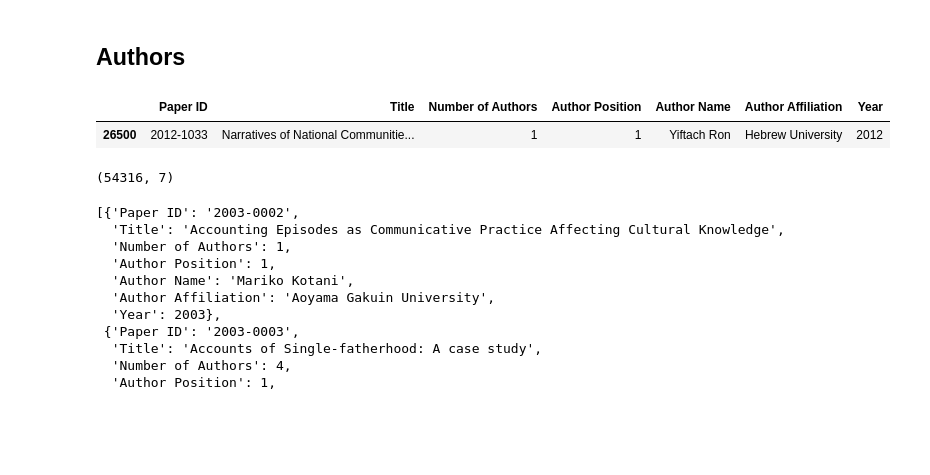
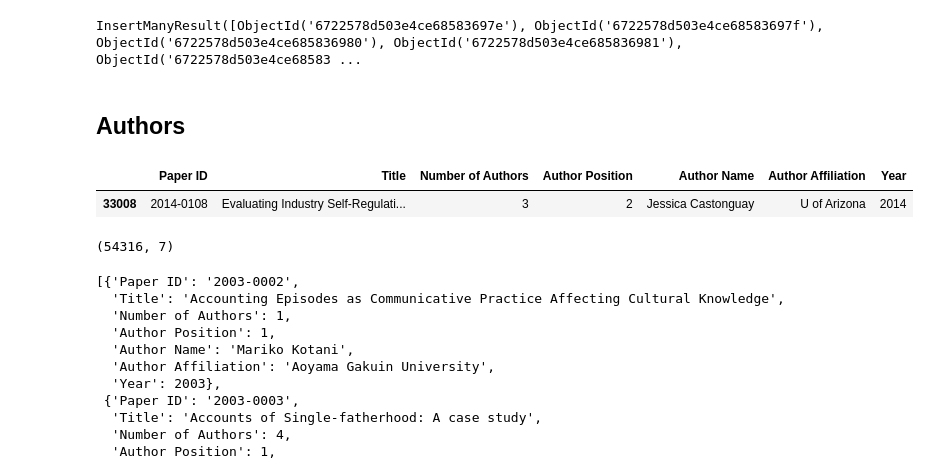
Before and after one commit to hongtaoh/ica_conf, a Jupyter notebook: mongodb/2024-10-28-submit-to-mongodb.ipynb, the cells around one changed output. Saved outputs shown, nothing was run; the diff lists cells and outputs as text; code cells hidden in the pictures; blank space fills up the shorter version.

Commit message:
update scripts and add json data

```diff
--- a/mongodb/2024-10-28-submit-to-mongodb.ipynb
+++ b/mongodb/2024-10-28-submit-to-mongodb.ipynb
@@ -55,13 +57,15 @@ paper_records[1:3]
 # %%
-# papers_collection.insert_many(paper_records)
+papers_collection.insert_many(paper_records)
+# %% [output]
+InsertManyResult([ObjectId('6722578d503e4ce68583697e'), ObjectId('6722578d503e4ce68583697f'), ObjectId('6722578d503e4ce685836980'), ObjectId('6722578d503e4ce685836981'), ObjectId('6722578d503e4ce68583 ...
 # %% [markdown]
 ## Authors
 # %%
-authors = pd.read_csv('../data/processed/author_df.csv')
+authors = pd.read_csv('../data/processed/authors.csv')
 authors.sample()
 # %% [output]
 |  | Paper ID | Title | Number of Authors | Author Position | Author Name | Author Affiliation | Year |
-| 26500 | 2012-1033 | Narratives of National Communitie... | 1 | 1 | Yiftach Ron | Hebrew University | 2012 |
+| 33008 | 2014-0108 | Evaluating Industry Self-Regulati... | 3 | 2 | Jessica Castonguay | U of Arizona | 2014 |
 # %%
 authors.shape
 # %% [output]
```
Also changed, not shown: parts of 8 cells of this notebook, 39 other files.
